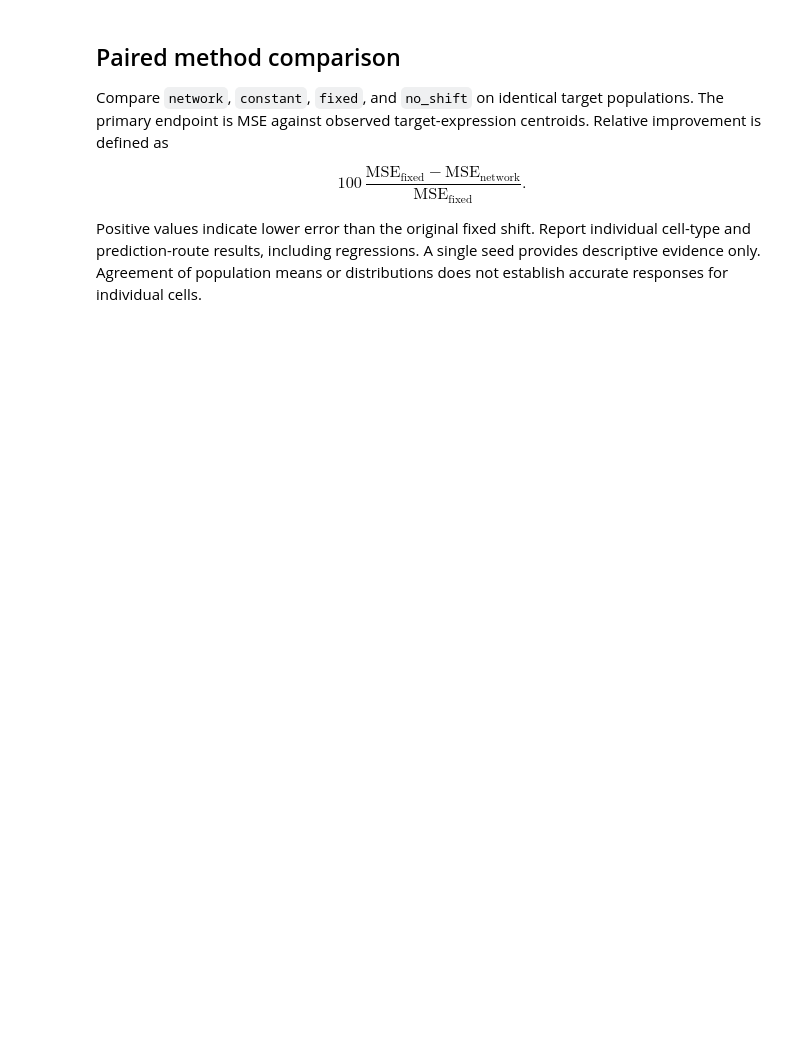
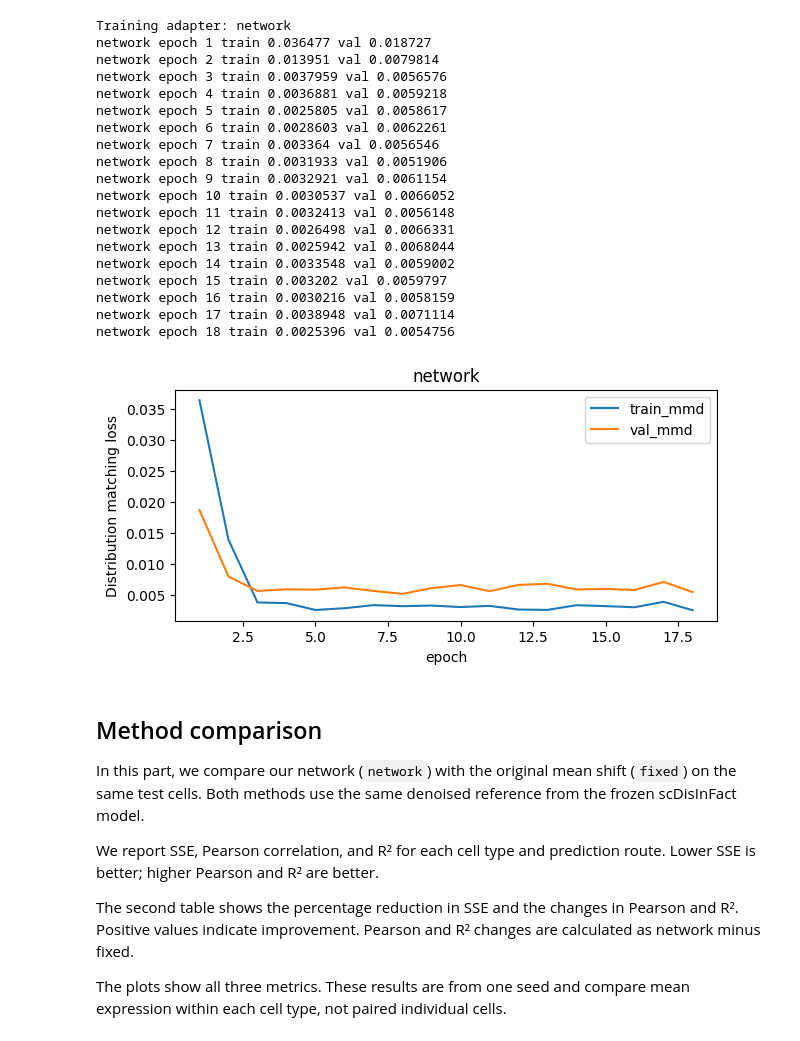
Before and after one commit to FFFFaaatte/expandSCDisInFact, a Jupyter notebook: notebooks/GBM_experiment.ipynb, the cells around one changed output. Cells and saved outputs as stored; diff of their text form; code cells hidden in the pictures; blank space fills up the shorter version.

```diff
--- a/notebooks/GBM_experiment.ipynb
+++ b/notebooks/GBM_experiment.ipynb
@@ -187,24 +326,57 @@ The base bandwidth is estimated from at most 512 training cells; relative scales
 # %%
 adapters = {}
-for mode in ['constant', 'network']:
-    print('Training adapter:', mode, flush=True)
-    adapter, history = train_adapter(backbone, train_encoded, val_encoded,
-        training.meta, validation.meta, dims, mode, bandwidth, SEED,
-        epochs=ADAPTER_EPOCHS, steps=STEPS)
+for mode in ['network']:
+    if (OUT / f'{mode}.pt').exists():
+        from cellshift.model import Shift
+        checkpoint = torch.load(OUT / f'{mode}.pt', map_location=backbone.device, weights_only=False)
+        adapter = Shift(checkpoint['dims'], checkpoint['categories'], mode=mode).to(backbone.device)
+        adapter.load_state_dict(checkpoint['state_dict'])
+        adapter.eval()
+        frame = pd.read_csv(OUT / f'{mode}_history.csv') if (OUT / f'{mode}_history.csv').exists() else None
+        print('Network checkpoint loaded.')
+    else:
+        print('Training adapter:', mode, flush=True)
+        adapter, history = train_adapter(backbone, train_encoded, val_encoded,
+            training.meta, validation.meta, dims, mode, bandwidth, SEED,
+            epochs=ADAPTER_EPOCHS, steps=STEPS)
+        torch.save({'state_dict': adapter.state_dict(), 'mode': mode, 'dims': dims,
+                    'categories': [len(x) for x in backbone.labels], 'bandwidth': bandwidth,
+                    'centroids': [x.cpu() for x in backbone.centroids]}, OUT / f'{mode}.pt')
+        frame = pd.DataFrame(history)
+        frame.to_csv(OUT / f'{mode}_history.csv', index=False)
     adapters[mode] = adapter
-    torch.save({'state_dict': adapter.state_dict(), 'mode': mode, 'dims': dims,
-                'categories': [len(x) for x in backbone.labels], 'bandwidth': bandwidth,
-                'centroids': [x.cpu() for x in backbone.centroids]}, OUT / f'{mode}.pt')
-    frame = pd.DataFrame(history)
-    frame.to_csv(OUT / f'{mode}_history.csv', index=False)
-    frame.plot(x='epoch', y=['train_mmd', 'val_mmd'], title=mode, figsize=(7, 3))
-    plt.ylabel('Distribution matching loss'); plt.show()
+    if frame is not None:
+        frame.plot(x='epoch', y=['train_mmd', 'val_mmd'], title=mode, figsize=(7, 3))
+        plt.ylabel('Distribution matching loss'); plt.show()
+# %% [output]
+Training adapter: network
+network epoch 1 train 0.036477 val 0.018727
+network epoch 2 train 0.013951 val 0.0079814
+network epoch 3 train 0.0037959 val 0.0056576
+network epoch 4 train 0.0036881 val 0.0059218
+network epoch 5 train 0.0025805 val 0.0058617
+network epoch 6 train 0.0028603 val 0.0062261
+network epoch 7 train 0.003364 val 0.0056546
+network epoch 8 train 0.0031933 val 0.0051906
+network epoch 9 train 0.0032921 val 0.0061154
+network epoch 10 train 0.0030537 val 0.0066052
+network epoch 11 train 0.0032413 val 0.0056148
+network epoch 12 train 0.0026498 val 0.0066331
+network epoch 13 train 0.0025942 val 0.0068044
+network epoch 14 train 0.0033548 val 0.0059002
+network epoch 15 train 0.003202 val 0.0059797
+network epoch 16 train 0.0030216 val 0.0058159
+network epoch 17 train 0.0038948 val 0.0071114
+network epoch 18 train 0.0025396 val 0.0054756
+[figure, added]
 # %% [markdown]
-## Paired method comparison
+## Method comparison
 
-Compare `network`, `constant`, `fixed`, and `no_shift` on identical target populations. The primary endpoint is MSE against observed target-expression centroids. Relative improvement is defined as
+In this part, we compare our network (`network`) with the original mean shift (`fixed`) on the same test cells. Both methods use the same denoised reference from the frozen scDisInFact model.
 
-$$100\,\frac{\mathrm{MSE}_{\mathrm{fixed}}-\mathrm{MSE}_{\mathrm{network}}}{\mathrm{MSE}_{\mathrm{fixed}}}.$$
+We report SSE, Pearson correlation, and R² for each cell type and prediction route. Lower SSE is better; higher Pearson and R² are better.
 
-Positive values indicate lower error than the original fixed shift. Report individual cell-type and prediction-route results, including regressions. A single seed provides descriptive evidence only. Agreement of population means or distributions does not establish accurate responses for individual cells.
+The second table shows the percentage reduction in SSE and the changes in Pearson and R². Positive values indicate improvement. Pearson and R² changes are calculated as network minus fixed.
+
+The plots show all three metrics. These results are from one seed and compare mean expression within each cell type, not paired individual cells.
 # %%
```
Also changed, not shown: parts of 23 cells of this notebook, 20 other files.
